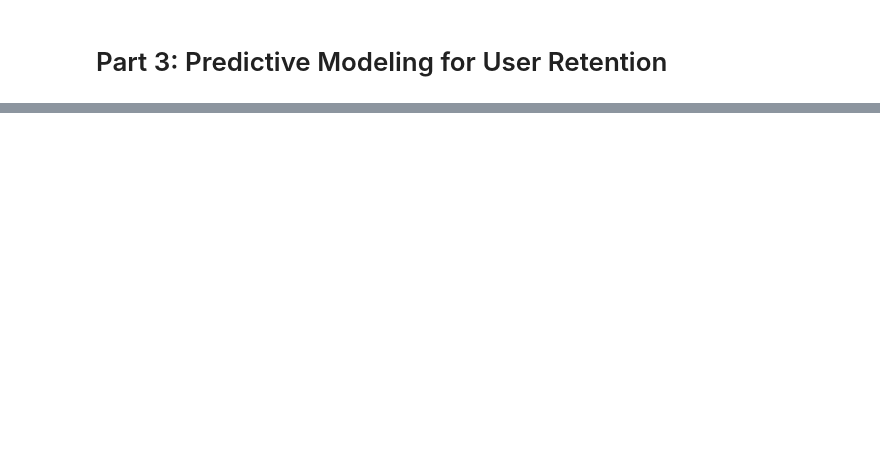
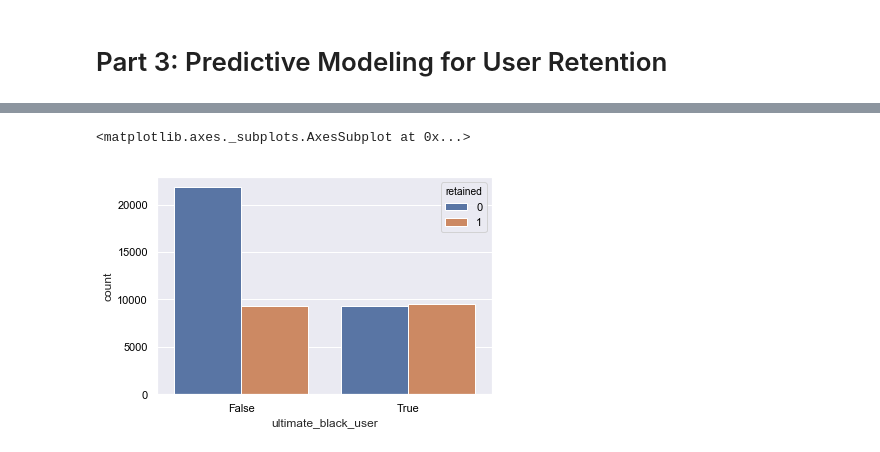
Before and after one commit to dorislin27/Springboard_Data_Sceicne_Track, a Jupyter notebook: ultimate_challenge/Ultimate_Challenge.ipynb, the cells around one changed output, grey strips where cells are left out. Saved outputs shown, nothing was run; the diff lists cells and outputs as text; code cells hidden in the pictures; blank space fills up the shorter version.

```diff
--- a/ultimate_challenge/Ultimate_Challenge.ipynb
+++ b/ultimate_challenge/Ultimate_Challenge.ipynb
@@ -169,0 +306,6 @@ However, a toll bridge, with a two-way toll, between the two cities causes drive
+# %%
+# the influence of user type
+sns.countplot(x= 'ultimate_black_user', data=df, hue='retained')
+# %% [output]
+<matplotlib.axes._subplots.AxesSubplot at 0x...>
+[figure, added]
```
Also changed, not shown: parts of 25 cells of this notebook.
